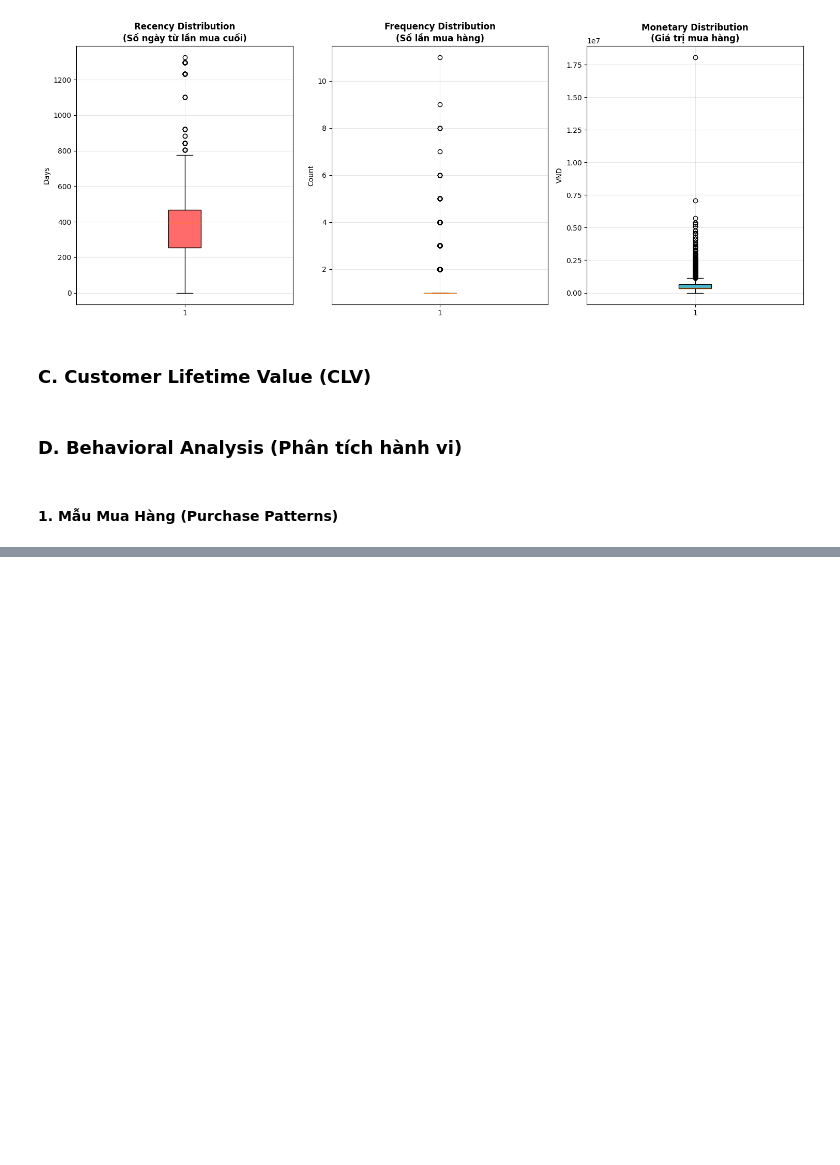
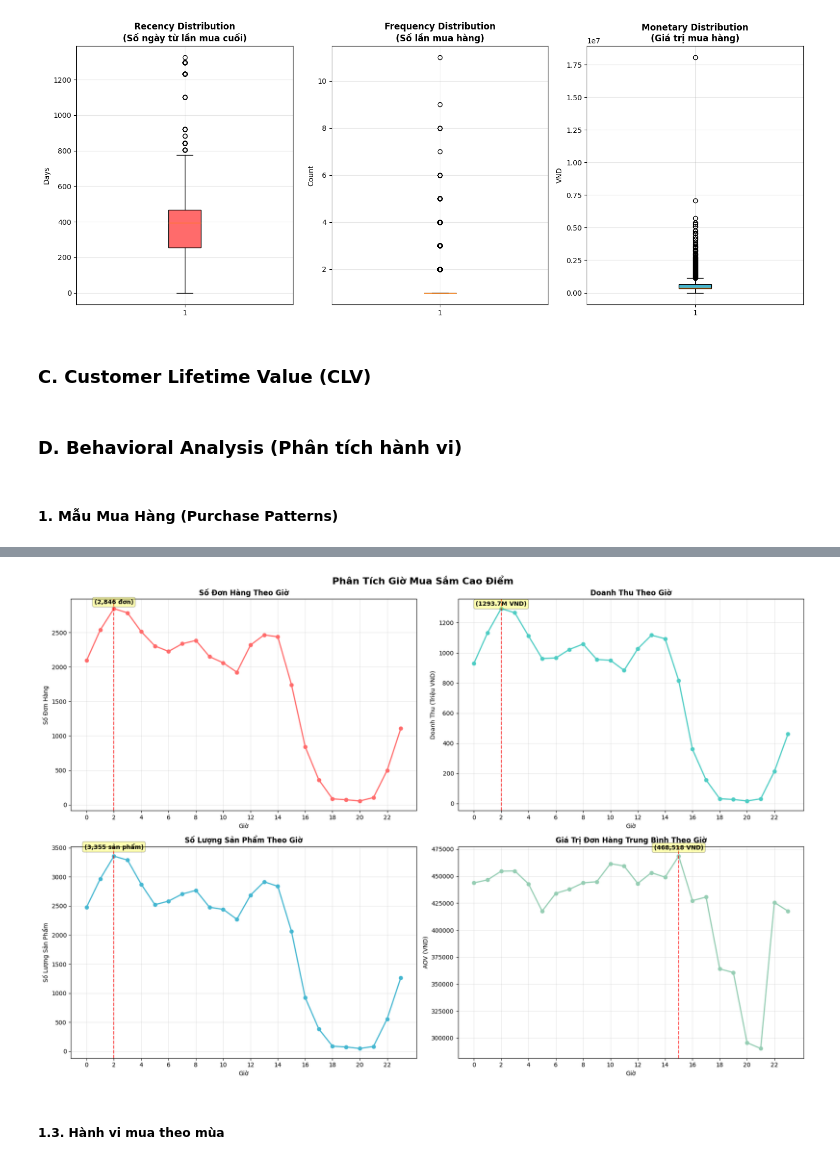
Before and after one commit to LeVanDuy26/Winner_Group_Analytics, a Jupyter notebook: 4.EDA_Gold/2_Customer_Metrics.ipynb, the cells around one changed output, grey strips where cells are left out. Cells and saved outputs as stored; diff of their text form; code cells hidden in the pictures; blank space fills up the shorter version.

```diff
--- a/4.EDA_Gold/2_Customer_Metrics.ipynb
+++ b/4.EDA_Gold/2_Customer_Metrics.ipynb
@@ -474,0 +673,75 @@ Doanh_thu_theo_quy
+# %%
+# Tạo biểu đồ phân tích giờ mua sắm
+fig, axes = plt.subplots(2, 2, figsize=(18, 12))
+fig.suptitle('Phân Tích Giờ Mua Sắm Cao Điểm', fontsize=16, fontweight='bold', y=0.98)
+
+# 1. Số đơn hàng theo giờ
+axes[0,0].plot(hourly_sales_analysis['hour'], hourly_sales_analysis['total_orders'],
+               marker='o', linewidth=2, markersize=6, color='#FF6B6B')
+axes[0,0].set_title('Số Đơn Hàng Theo Giờ', fontweight='bold')
+axes[0,0].set_xlabel('Giờ')
+axes[0,0].set_ylabel('Số Đơn Hàng')
+axes[0,0].grid(True, alpha=0.3)
+axes[0,0].set_xticks(range(0, 24, 2))
+
+# Highlight peak hours
+peak_orders = hourly_sales_analysis.loc[hourly_sales_analysis['total_orders'].idxmax()]
+axes[0,0].axvline(x=peak_orders['hour'], color='red', linestyle='--', alpha=0.7)
+axes[0,0].text(peak_orders['hour'], peak_orders['total_orders'] + 50,
+              f'({peak_orders["total_orders"]:,} đơn)',
+              ha='center', va='bottom', fontweight='bold', bbox=dict(boxstyle="round,pad=0.3", facecolor="yellow", alpha=0.3))
+
+# 2. Doanh thu theo giờ
+axes[0,1].plot(hourly_sales_analysis['hour'], hourly_sales_analysis['total_revenue']/1000000,
+               marker='o', linewidth=2, markersize=6, color='#4ECDC4')
+axes[0,1].set_title('Doanh Thu Theo Giờ', fontweight='bold')
+axes[0,1].set_xlabel('Giờ')
+axes[0,1].set_ylabel('Doanh Thu (Triệu VND)')
+axes[0,1].grid(True, alpha=0.3)
+axes[0,1].set_xticks(range(0, 24, 2))
+
+# Highlight peak revenue hours
+peak_revenue = hourly_sales_analysis.loc[hourly_sales_analysis['total_revenue'].idxmax()]
+axes[0,1].axvline(x=peak_revenue['hour'], color='red', linestyle='--', alpha=0.7)
+axes[0,1].text(peak_revenue['hour'], peak_revenue['total_revenue']/1000000 + 10,
+               f'({peak_revenue["total_revenue"]/1000000:.1f}M VND)',
+               ha='center', va='bottom', fontweight='bold', bbox=dict(boxstyle="round,pad=0.3", facecolor="yellow", alpha=0.3))
+
+# 3. Số lượng sản phẩm theo giờ
+axes[1,0].plot(hourly_sales_analysis['hour'], hourly_sales_analysis['total_quantity'],
+               marker='o', linewidth=2, markersize=6, color='#45B7D1')
+axes[1,0].set_title('Số Lượng Sản Phẩm Theo Giờ', fontweight='bold')
+axes[1,0].set_xlabel('Giờ')
+axes[1,0].set_ylabel('Số Lượng Sản Phẩm')
+axes[1,0].grid(True, alpha=0.3)
+axes[1,0].set_xticks(range(0, 24, 2))
+
+# Highlight peak quantity hours
+peak_quantity = hourly_sales_analysis.loc[hourly_sales_analysis['total_quantity'].idxmax()]
+axes[1,0].axvline(x=peak_quantity['hour'], color='red', linestyle='--', alpha=0.7)
+axes[1,0].text(peak_quantity['hour'], peak_quantity['total_quantity'] + 100,
+               f'({peak_quantity["total_quantity"]:,} sản phẩm)',
+               ha='center', va='bottom', fontweight='bold', bbox=dict(boxstyle="round,pad=0.3", facecolor="yellow", alpha=0.3))
+
+# 4. AOV theo giờ
+axes[1,1].plot(hourly_sales_analysis['hour'], hourly_sales_analysis['avg_order_value'],
+               marker='o', linewidth=2, markersize=6, color='#96CEB4')
+axes[1,1].set_title('Giá Trị Đơn Hàng Trung Bình Theo Giờ', fontweight='bold')
+axes[1,1].set_xlabel('Giờ')
+axes[1,1].set_ylabel('AOV (VND)')
+axes[1,1].grid(True, alpha=0.3)
+axes[1,1].set_xticks(range(0, 24, 2))
+
+# Highlight peak AOV hours
+peak_aov = hourly_sales_analysis.loc[hourly_sales_analysis['avg_order_value'].idxmax()]
+axes[1,1].axvline(x=peak_aov['hour'], color='red', linestyle='--', alpha=0.7)
+axes[1,1].text(peak_aov['hour'], peak_aov['avg_order_value'] + 5000,
+               f'({peak_aov["avg_order_value"]:,.0f} VND)',
+               ha='center', va='bottom', fontweight='bold', bbox=dict(boxstyle="round,pad=0.3", facecolor="yellow", alpha=0.3))
+
+plt.tight_layout()
+plt.show()
+# %% [output]
+[figure, added]
+# %% [markdown]
+##### 1.3. Hành vi mua theo mùa
```
Also changed, not shown: parts of 26 cells of this notebook, 2 other files.
